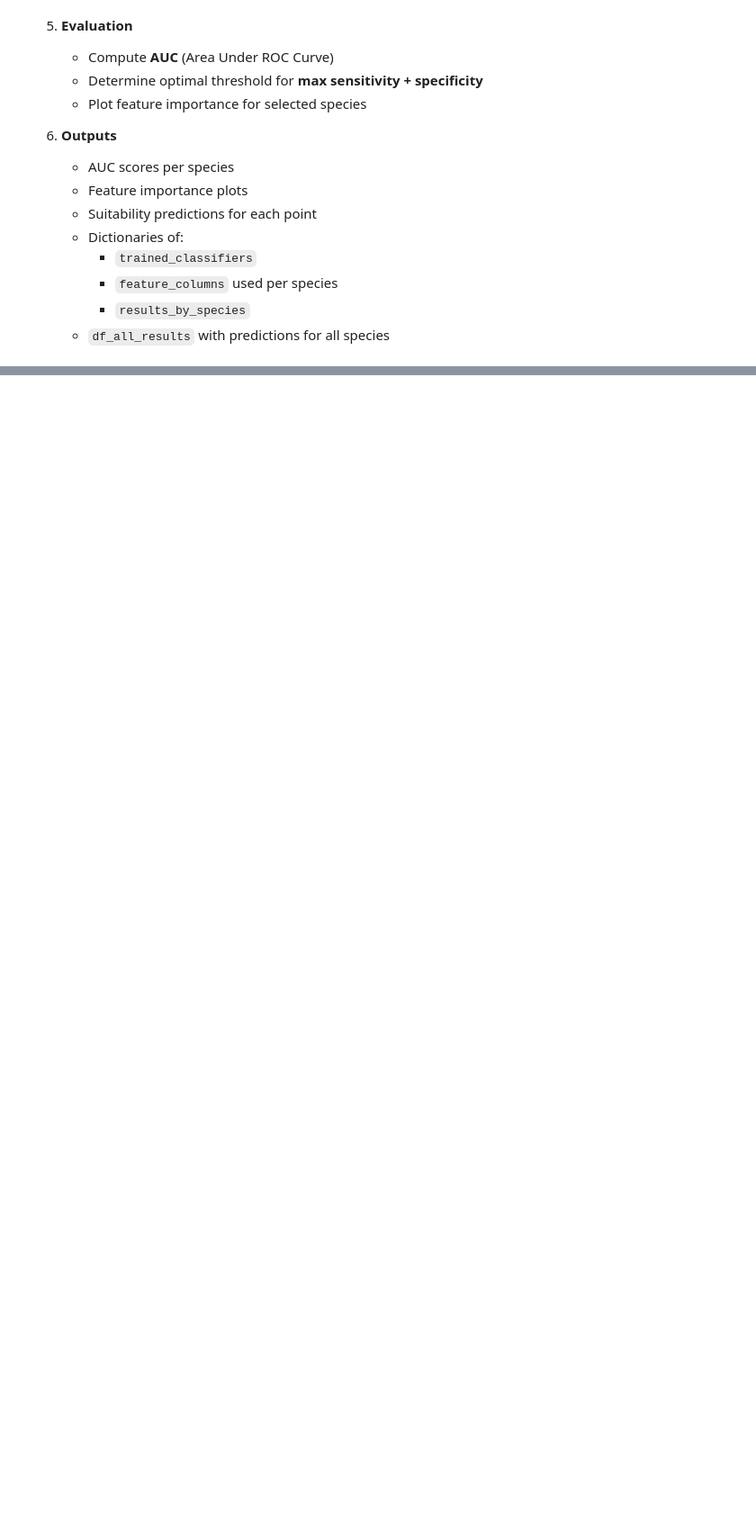
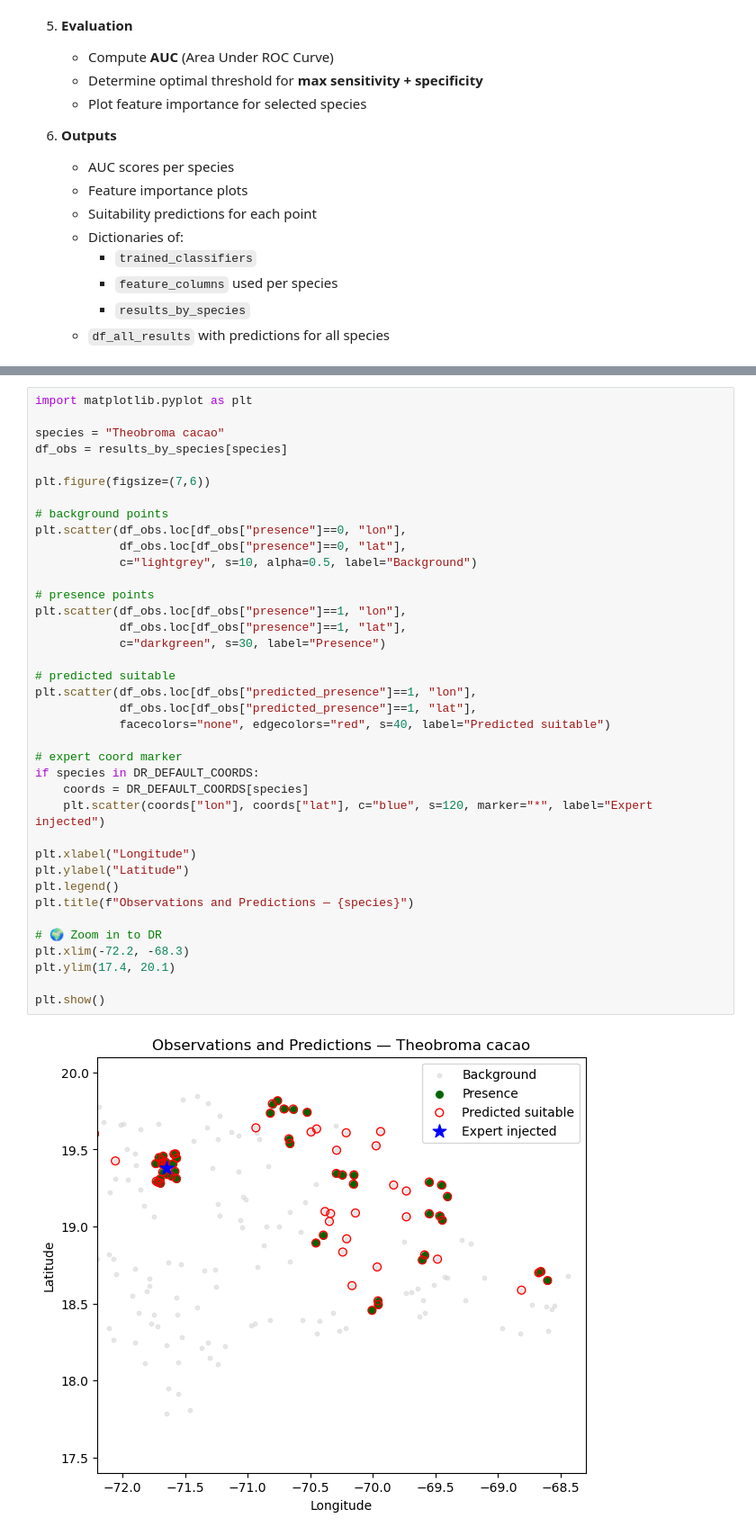
Before and after one commit to zeliest/biofincas_climate_risk, a Jupyter notebook: suitability_typical_agroforest_plots.ipynb, the cells around one changed output, grey strips where cells are left out. Shown at 90% size. Cells and saved outputs as stored; diff of their text form; blank space fills up the shorter version.

```diff
--- a/suitability_typical_agroforest_plots.ipynb
+++ b/suitability_typical_agroforest_plots.ipynb
@@ -691,3 +743,43 @@ df_all_results = pd.concat(results_by_species.values(), ignore_index=True)
+# %%
+import matplotlib.pyplot as plt
+
+species = "Theobroma cacao"
+df_obs = results_by_species[species]
+
+plt.figure(figsize=(7,6))
+
+# background points
+plt.scatter(df_obs.loc[df_obs["presence"]==0, "lon"],
+            df_obs.loc[df_obs["presence"]==0, "lat"],
+            c="lightgrey", s=10, alpha=0.5, label="Background")
+
+# presence points
+plt.scatter(df_obs.loc[df_obs["presence"]==1, "lon"],
+            df_obs.loc[df_obs["presence"]==1, "lat"],
+            c="darkgreen", s=30, label="Presence")
+
+# predicted suitable
+plt.scatter(df_obs.loc[df_obs["predicted_presence"]==1, "lon"],
+            df_obs.loc[df_obs["predicted_presence"]==1, "lat"],
+            facecolors="none", edgecolors="red", s=40, label="Predicted suitable")
+
+# expert coord marker
+if species in DR_DEFAULT_COORDS:
+    coords = DR_DEFAULT_COORDS[species]
+    plt.scatter(coords["lon"], coords["lat"], c="blue", s=120, marker="*", label="Expert injected")
+
+plt.xlabel("Longitude")
+plt.ylabel("Latitude")
+plt.legend()
+plt.title(f"Observations and Predictions — {species}")
+
+# 🌍 Zoom in to DR
+plt.xlim(-72.2, -68.3)
+plt.ylim(17.4, 20.1)
+
+plt.show()
+# %% [output]
+[figure, added]
 # %% [markdown]
 ## Predicting Suitability Maps for Current and Future Climate
 
```
Also changed, not shown: parts of 15 cells of this notebook, 9 other files.
